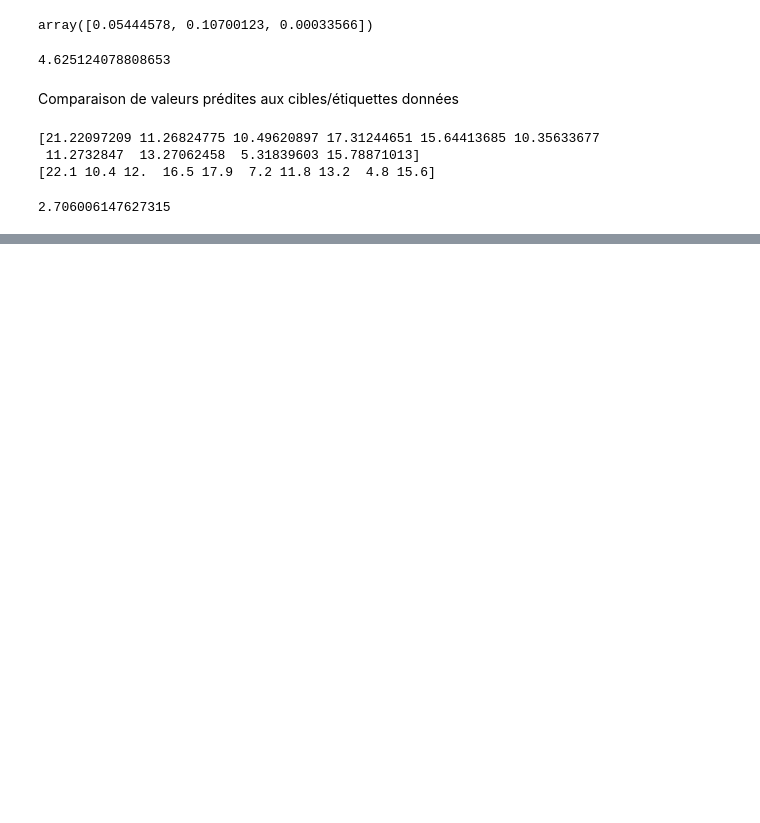
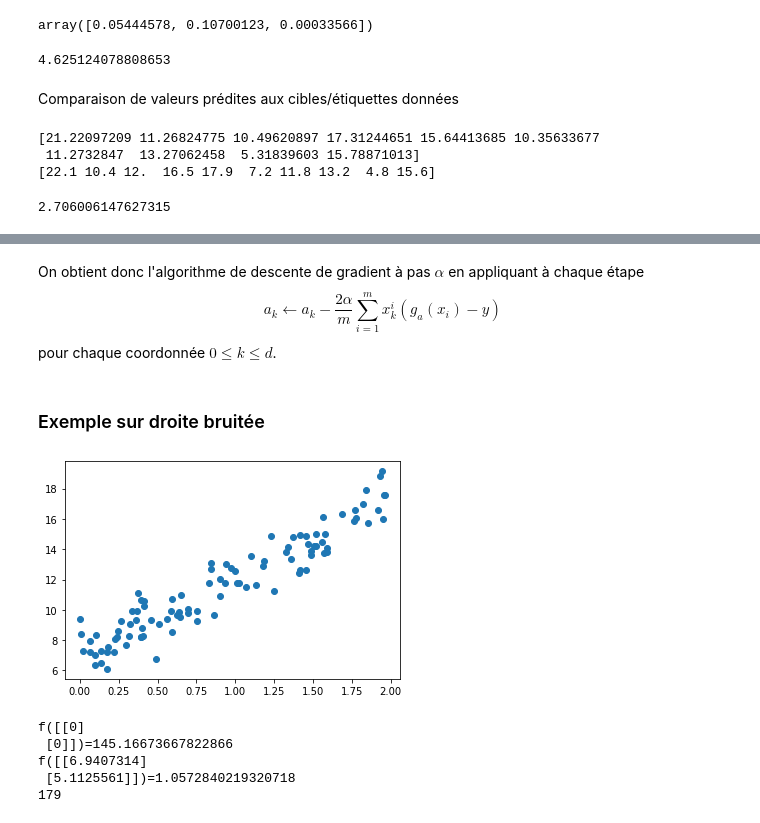
Before and after one commit to DrAlgo/apprentissage_m2_amis, a Jupyter notebook: jupyter/4_regression_lineaire.ipynb, the cells around one changed output, grey strips where cells are left out. Cells and saved outputs as stored; diff of their text form; code cells hidden in the pictures; blank space fills up the shorter version.

```diff
--- a/jupyter/4_regression_lineaire.ipynb
+++ b/jupyter/4_regression_lineaire.ipynb
@@ -423,0 +466,13 @@ mean_squared_error(lin_reg.predict(X2),y)
+# %% [markdown]
+On obtient donc l'algorithme de descente de gradient à pas $\alpha$ en appliquant à chaque étape
+$$ a_k \longleftarrow  a_k - \frac{2\alpha}{m} \sum_{i=1}^m x^i_k (g_a(x_i)-y) $$
+pour chaque coordonnée $ 0 \leq k \leq d$.
+# %% [markdown]
+### Exemple sur droite bruitée
+# %%
+Xr_plot = 2 * np.random.rand(100, 1)
+Yr = 5 * Xr_plot + 7 + np.random.randn(100, 1)
+plt.plot(Xr_plot,Yr,'o')
+plt.show()
+# %% [output]
+[figure, added]
@@ -423,0 +504,10 @@ mean_squared_error(lin_reg.predict(X2),y)
+# %%
+A0 = np.array([0,0]).reshape(-1,1)
+k, points = descente_gradient(f_eqm, grad_eqm, alpha=0.1, epsilon=0.001, p0=A0)
+print(k)
+# %% [output]
+f([[0]
+ [0]])=145.16673667822866
+f([[6.9407314]
+ [5.1125561]])=1.0572840219320718
+179
```
Also changed, not shown: parts of 46 cells of this notebook, 4 other files.
